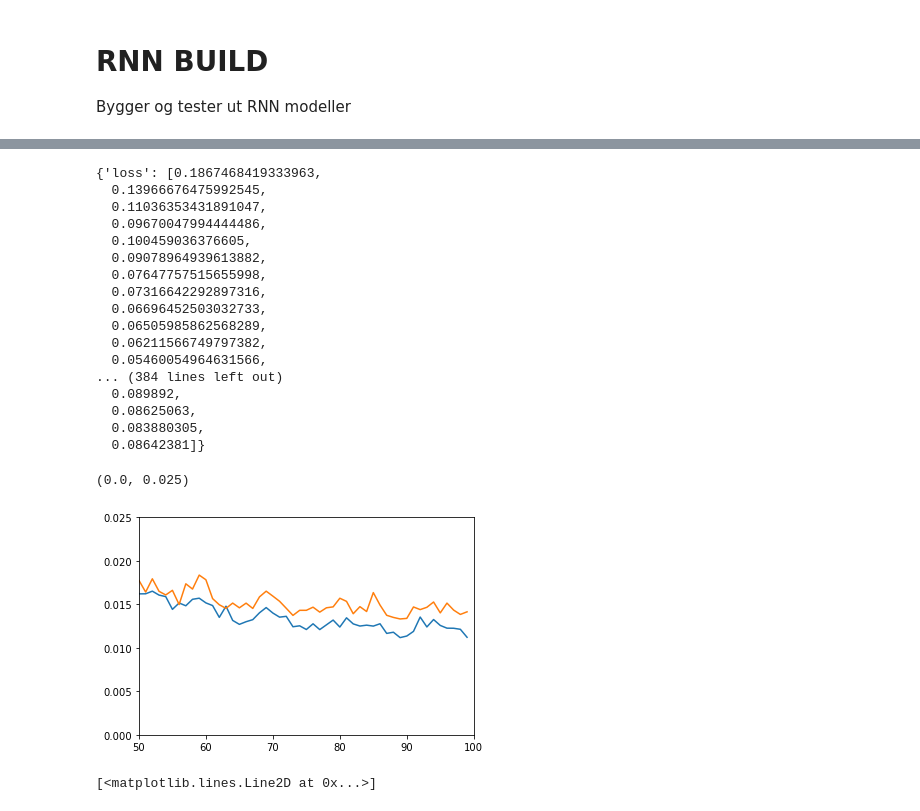
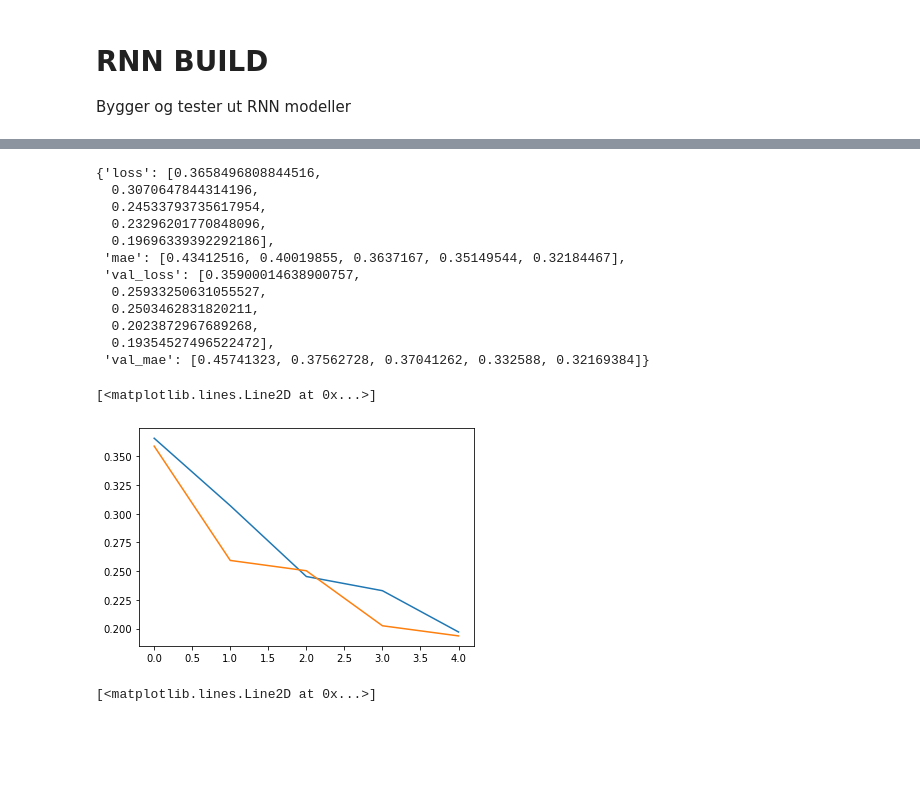
Before and after one commit to stianteien/instradag, a Jupyter notebook: RNN_build.ipynb, the cells around one changed output, grey strips where cells are left out. Drawn from its saved outputs; the diff is of its cells as text; code cells hidden in the pictures; blank space fills up the shorter version.

```diff
--- a/RNN_build.ipynb
+++ b/RNN_build.ipynb
@@ -44,6 +44,6 @@ def add_data(word):
     ordet = 'data/' + word
     return ordet
 # %%
-filer = list(map(add_data, os.listdir('data/')))[20:24] # test 54:60
+filer = list(map(add_data, os.listdir('data/')))[26:32] # test 54:60
 data = make_ready(filer)
 # %% [output]
@@ -84,7 +104,7 @@ X_train.shape
 # %%
 model = Sequential()
 
-model.add(LSTM(units=256, input_shape=(30, 5), return_sequences=True))
+model.add(LSTM(units=256, input_dim=5, return_sequences=True))
 model.add(Dropout(0.2))
 model.add(LSTM(units=256, return_sequences=False))
 model.add(Dropout(0.2))
@@ -113,5 +133,5 @@ Trainable params: 796,170
 Non-trainable params: 0
 _________________________________________________________________
 # %%
-history = model.fit(X_train, y_train, validation_data=(X_test, y_test), epochs=100, batch_size=32, verbose=1)
+history = model.fit(X_train, y_train, validation_data=(X_test, y_test), epochs=5, batch_size=32, verbose=1)
 # %% [output]
@@ -135,31 +149,26 @@ Epoch 100/100
 # %%
 history.history
 # %% [output]
-{'loss': [0.1867468419333963,
-  0.13966676475992545,
-  0.11036353431891047,
-  0.09670047994444486,
-  0.100459036376605,
-  0.09078964939613882,
-  0.07647757515655998,
-  0.07316642292897316,
-  0.06696452503032733,
-  0.06505985862568289,
-  0.06211566749797382,
-  0.05460054964631566,
-... (384 lines left out)
-  0.089892,
-  0.08625063,
-  0.083880305,
-  0.08642381]}
+{'loss': [0.3658496808844516,
+  0.3070647844314196,
+  0.24533793735617954,
+  0.23296201770848096,
+  0.19696339392292186],
+ 'mae': [0.43412516, 0.40019855, 0.3637167, 0.35149544, 0.32184467],
+ 'val_loss': [0.35900014638900757,
+  0.25933250631055527,
+  0.2503462831820211,
+  0.2023872967689268,
+  0.19354527496522472],
+ 'val_mae': [0.45741323, 0.37562728, 0.37041262, 0.332588, 0.32169384]}
 # %%
 plt.plot(history.history['loss'])
 plt.plot(history.history['val_loss'])
-plt.xlim(50,100)
-plt.ylim(0.0, 0.025)
+#plt.xlim(50,100)
+#plt.ylim(0.0, 0.025)
 # %% [output]
-(0.0, 0.025)
+[<matplotlib.lines.Line2D at 0x...>]
-[figure, old version]
+[figure, new version]
 # %%
 #plt.plot(history.history['loss'])
 flatten = [j for sub in all_history for j in sub]
```
Also changed, not shown: parts of 10 cells of this notebook.
